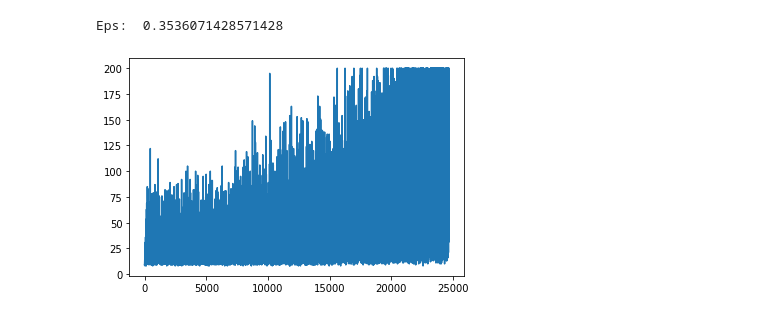
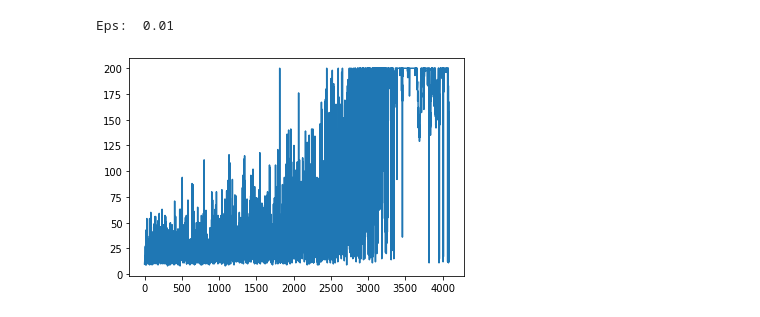
Before and after one commit to APodolskiy/tensorflow_2_examples, a Jupyter notebook: rl/q-learning.ipynb, the cells around one changed output. Cells and saved outputs as stored; diff of their text form; code cells hidden in the pictures.

```diff
--- a/rl/q-learning.ipynb
+++ b/rl/q-learning.ipynb
@@ -90,7 +79,7 @@ class EpsScheduler:
         self.steps = steps
         self.final_eps = final_eps
         self.step = (self.init_eps - self.final_eps) / self.steps
-        self.cur_step = 0
+        self.cur_step = -1
         self_eps = init_eps
 
     def __call__(self, current_step = None):
@@ -104,6 +93,9 @@ class EpsScheduler:
     @property
     def eps(self):
         return self._eps
+
+    def reset(self):
+        self.cur_step = -1
 # %%
 class Agent:
     def __init__(self, state_dim: int, action_dim: int):
@@ -121,7 +113,7 @@ class DQN(Agent):
         super(DQN, self).__init__(state_dim, action_dim)
         self.q_net = create_model(state_dim, action_dim, hidden_sizes)
         self.optimizer = tf.keras.optimizers.Adam(0.001)
-        self.eps = EpsScheduler(final_eps=0.0, steps=28_000)
+        self.eps = EpsScheduler(steps=15_000)
         self.gamma = gamma
 
     def act(self, state):
@@ -150,35 +142,38 @@ class DQN(Agent):
 
     def update(self, transitions):
         state, action, reward, next_state, done = self._prepare_batches(transitions)
-        #print(state, action, reward, next_state, done)
         with tf.GradientTape() as tape:
             Q_pred = tf.reduce_sum(self.q_net(state)*tf.one_hot(action, self.action_dim, dtype=tf.float32), axis=1)
             Q_next = tf.stop_gradient(tf.reduce_max(self.q_net(next_state), axis=1))
-            #Q_next = tf.reduce_max(self.q_net(next_state), axis=1)
+
             loss = tf.reduce_mean((reward + (1 - done) * self.gamma * Q_next - Q_pred)**2)
         gradients = tape.gradient(loss, self.q_net.trainable_variables)
         self.optimizer.apply_gradients(zip(gradients, self.q_net.trainable_variables))
 # %%
-class DDQN:
+class DDQN(DQN):
     def __init__(self, state_dim: int, action_dim: int, hidden_sizes: List[int], gamma: float=0.95):
-        super(DDQN, self).__init__(state_dim, action_dim)
-        self.q_net = create_model(state_dim, action_dim, hidden_sizes)
+        super(DDQN, self).__init__(state_dim, action_dim, hidden_sizes, gamma)
         self.target_net = create_model(state_dim, action_dim, hidden_sizes)
         sync_models(self.q_net, self.target_net)
-        self.optimizer = tf.keras.optimizers.Adam()
 
     def synchronize(self):
         sync_models(self.q_net, self.target_net)
 
-    def update(self):
-        with tf.GradientTape as tape:
-            pass
+    def update(self, transitions):
+        state, action, reward, next_state, done = self._prepare_batches(transitions)
+        with tf.GradientTape() as tape:
+            Q_pred = tf.reduce_sum(self.q_net(state) * tf.one_hot(action, self.action_dim, dtype=tf.float32), axis=1)
+            Q_next = tf.stop_gradient(tf.reduce_max(self.target_net(next_state), axis=1))
+            loss = tf.reduce_mean((reward + (1 - done) * self.gamma * Q_next - Q_pred )**2)
+        gradients = tape.gradient(loss, self.q_net.trainable_variables)
+        self.optimizer.apply_gradients(zip(gradients, self.q_net.trainable_variables))
 # %%
-def train(env_name, num_steps: int = 20000, num_envs: int = 32, plot_every: int=300, use_buffer=True):
+def train(agent_cls, env_name, num_steps: int = 20000, num_envs: int = 32, plot_every: int=300,
+          sync_every=None):
     env = VectorizeWrapper(partial(gym.make, env_name), num_envs)
     state_dim = env.observation_space.shape
     action_dim = env.action_space.n
-    agent = DQN(state_dim, action_dim, hidden_sizes=[10, 20, 10], gamma=0.95)
+    agent = agent_cls(state_dim, action_dim, hidden_sizes=[20, 20, 10], gamma=0.95)
 
     rewards = []
     episode_rewards = [0 for _ in range(num_envs)]
@@ -205,6 +200,10 @@ def train(env_name, num_steps: int = 20000, num_envs: int = 32, plot_every: int=
             print("Eps: ", agent.eps.eps)
             plt.plot(rewards)
             plt.show()
+
+        if sync_every is not None and t % sync_every == 0:
+            agent.synchronize()
+
         state = next_state
     return rewards
 # %%
@@ -248,8 +252,8 @@ def train_exp_rep(env_name, num_steps: int = 20000, num_envs: int = 32, plot_eve
         state = next_state
     return rewards
 # %%
-rewards = train('CartPole-v0', num_steps=30000, num_envs=64)
+rewards = train(DDQN, 'CartPole-v0', num_steps=20000, num_envs=16, sync_every=100)
 # %% [output]
-Eps:  0.3536071428571428
+Eps:  0.01
-[figure, old version]
+[figure, new version]
 # %%
```
Also changed, not shown: parts of 6 cells of this notebook.
